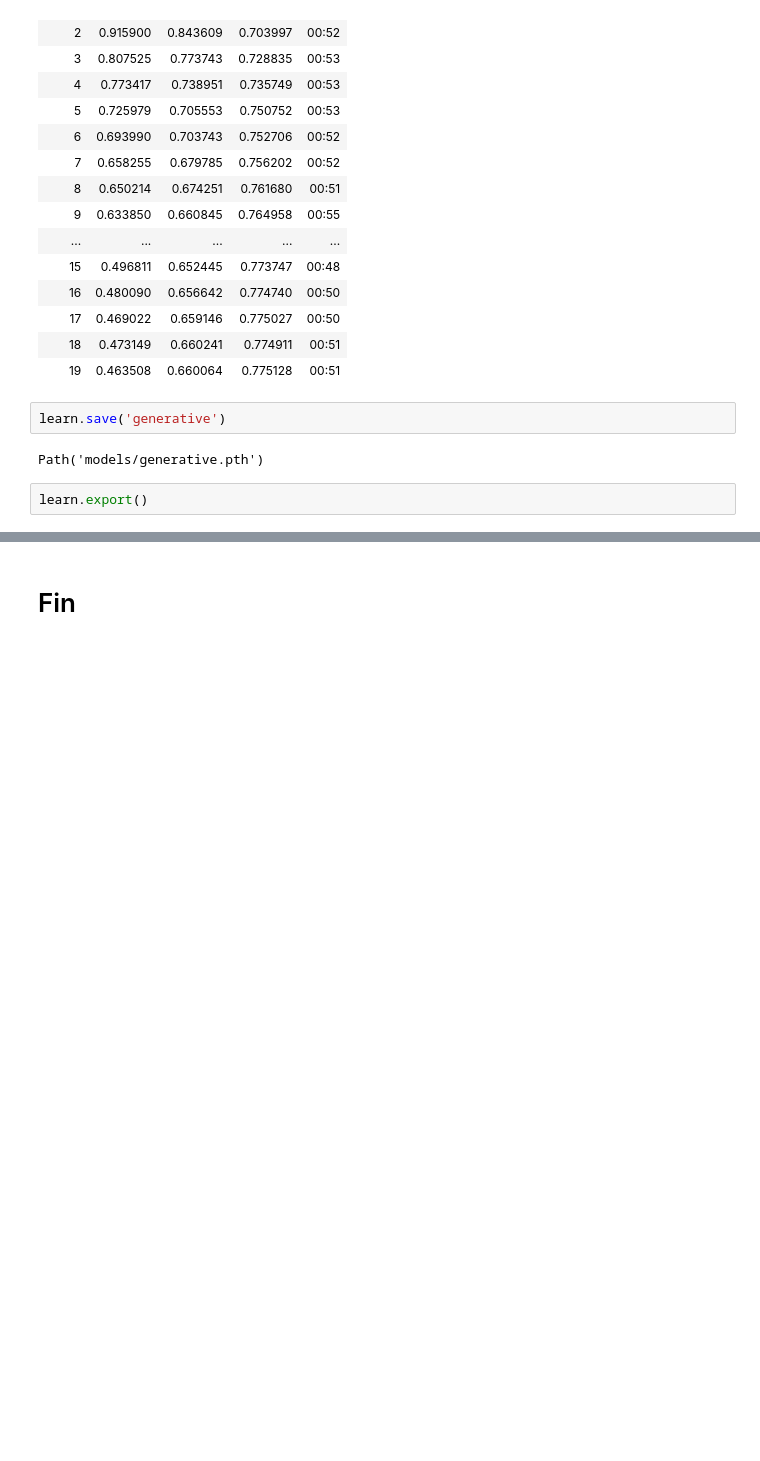
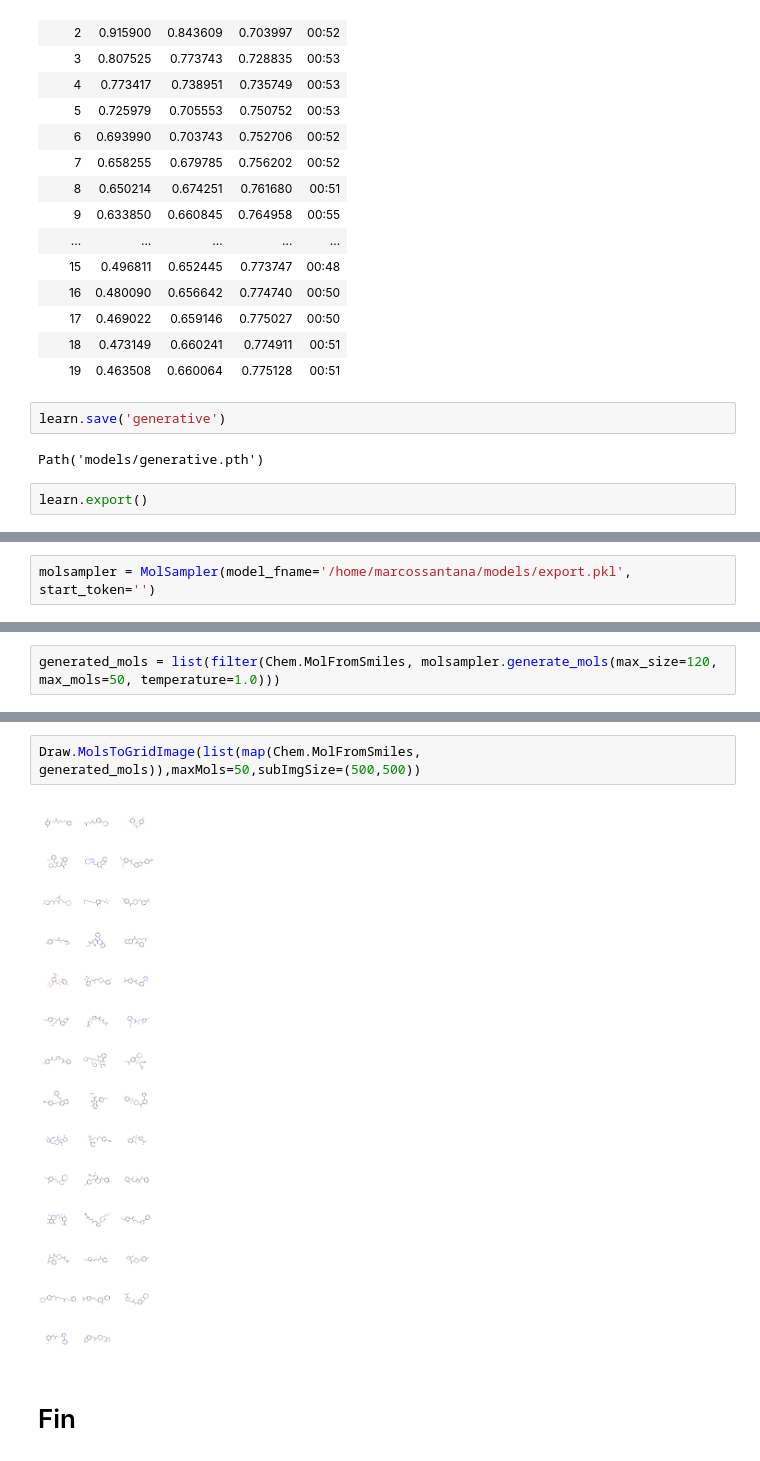
Before and after one commit to marcossantanaioc/CompChem, a Jupyter notebook: notebooks/GenerativeModel.ipynb, the cells around one changed output, grey strips where cells are left out. Saved outputs shown, nothing was run; the diff lists cells and outputs as text; blank space fills up the shorter version.

```diff
--- a/notebooks/GenerativeModel.ipynb
+++ b/notebooks/GenerativeModel.ipynb
@@ -142,0 +218,2 @@ learn.export()
+# %%
+molsampler = MolSampler(model_fname='/home/marcossantana/models/export.pkl', start_token='')
@@ -142,0 +222,2 @@ learn.export()
+# %%
+generated_mols = list(filter(Chem.MolFromSmiles, molsampler.generate_mols(max_size=120, max_mols=50, temperature=1.0)))
@@ -143,2 +238,6 @@ learn.export()
+# %%
+Draw.MolsToGridImage(list(map(Chem.MolFromSmiles, generated_mols)),maxMols=50,subImgSize=(500,500))
+# %% [output]
+[figure, added]
 # %% [markdown]
 # Fin
```
Also changed, not shown: parts of 8 cells of this notebook.
